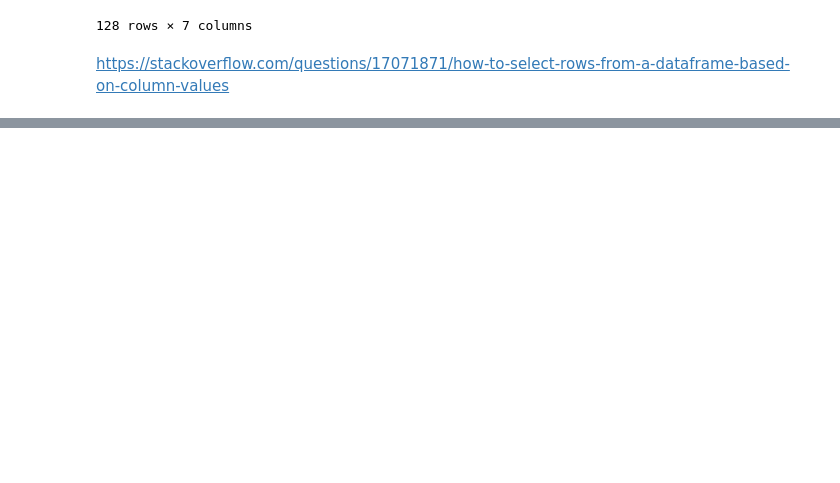
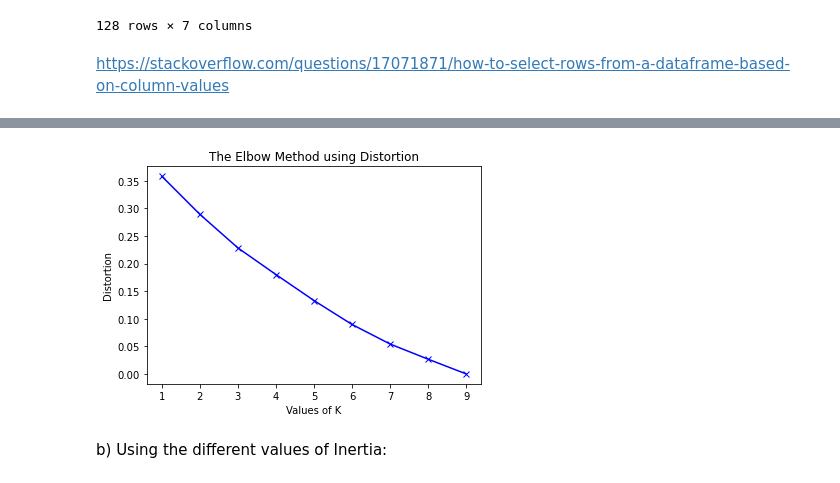
Before and after one commit to alinasansevich/Coursera_Capstone, a Jupyter notebook: Clustering-Neighborhoods-in-Rosario.ipynb, the cells around one changed output, grey strips where cells are left out. Saved outputs shown, nothing was run; the diff lists cells and outputs as text; code cells hidden in the pictures; blank space fills up the shorter version.

```diff
--- a/Clustering-Neighborhoods-in-Rosario.ipynb
+++ b/Clustering-Neighborhoods-in-Rosario.ipynb
@@ -943,0 +986,12 @@ https://stackoverflow.com/questions/17071871/how-to-select-rows-from-a-dataframe
+# %%
+# one hot encoding
+rosario_subset_onehot = pd.get_dummies(rosario_venues_subset[['Venue Category']], prefix="", prefix_sep="")
+
+# add neighborhood column back to dataframe
+rosario_subset_onehot['Neighborhood'] = rosario_venues_subset['Neighborhood']
+
+# move neighborhood column to the first column
+fixed_columns = [rosario_subset_onehot.columns[-1]] + list(rosario_subset_onehot.columns[:-1])
+rosario_subset_onehot = rosario_subset_onehot[fixed_columns]
+
+rosario_subset_onehot.head()
@@ -944,2 +1014,4 @@ https://stackoverflow.com/questions/17071871/how-to-select-rows-from-a-dataframe
 # %%
 # group by mean frequency
+rosario_grouped = rosario_subset_onehot.groupby('Neighborhood').mean().reset_index()
+rosario_grouped
@@ -949,0 +1071,22 @@ https://stackoverflow.com/questions/17071871/how-to-select-rows-from-a-dataframe
+# %%
+# drop 'Neighborhood' column before clustering
+rosario_grouped_clustering = rosario_grouped.drop('Neighborhood', 1)
+# %%
+distortions = []
+inertias = []
+mapping1 = {}
+mapping2 = {}
+K = range(1, 10)
+
+for k in K:
+    # Building and fitting the model
+    kmeanModel = KMeans(n_clusters=k).fit(rosario_grouped_clustering)
+    kmeanModel.fit(rosario_grouped_clustering)
+
+    distortions.append(sum(np.min(cdist(rosario_grouped_clustering, kmeanModel.cluster_centers_,
+                                        'euclidean'), axis=1)) / rosario_grouped_clustering.shape[0])
+    inertias.append(kmeanModel.inertia_)
+
+    mapping1[k] = sum(np.min(cdist(rosario_grouped_clustering, kmeanModel.cluster_centers_,
+                                   'euclidean'), axis=1)) / rosario_grouped_clustering.shape[0]
+    mapping2[k] = kmeanModel.inertia_
@@ -949,0 +1109,10 @@ https://stackoverflow.com/questions/17071871/how-to-select-rows-from-a-dataframe
+# %%
+plt.plot(K, distortions, 'bx-')
+plt.xlabel('Values of K')
+plt.ylabel('Distortion')
+plt.title('The Elbow Method using Distortion')
+plt.show()
+# %% [output]
+[figure, added]
+# %% [markdown]
+b) Using the different values of Inertia:
```
Also changed, not shown: parts of 55 cells of this notebook.
